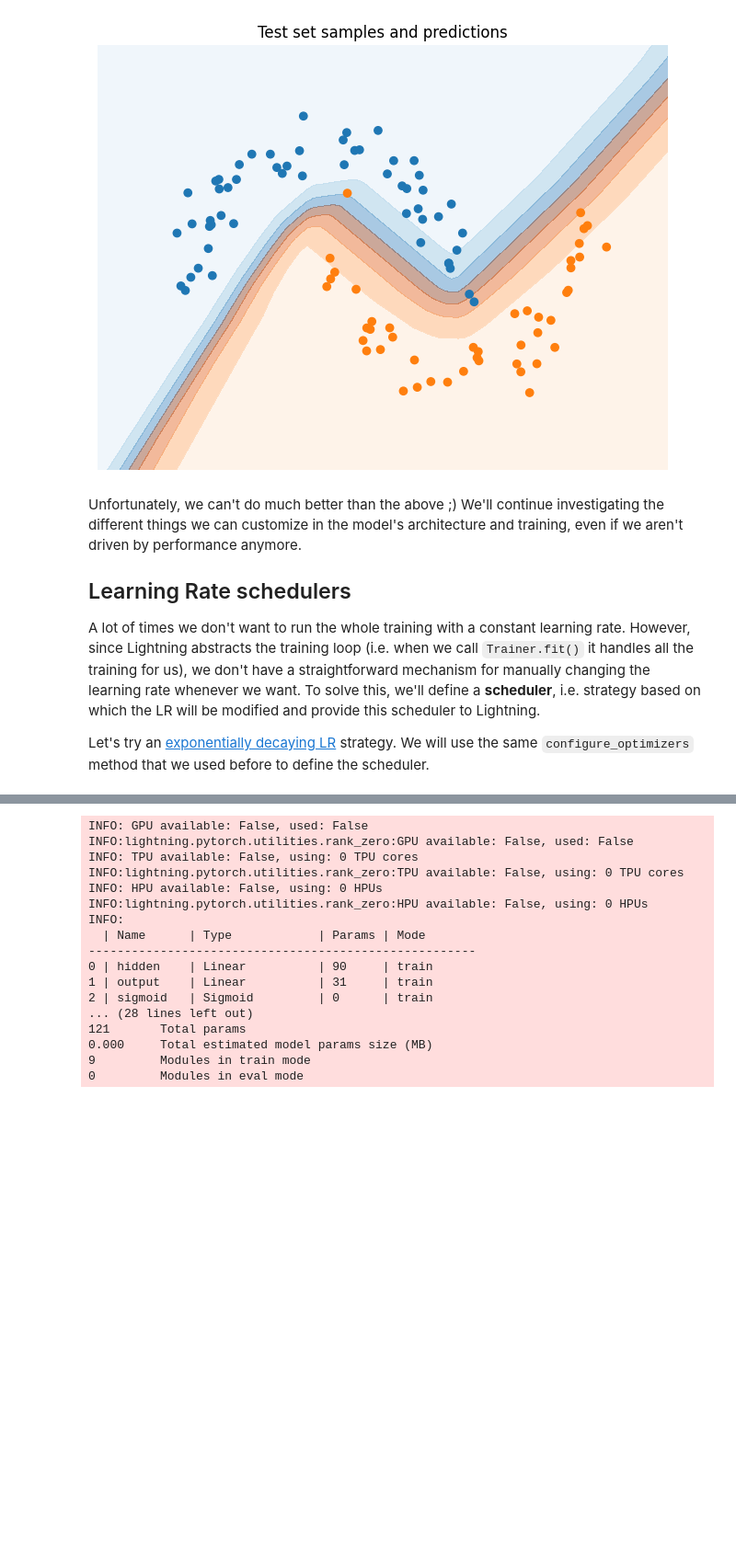
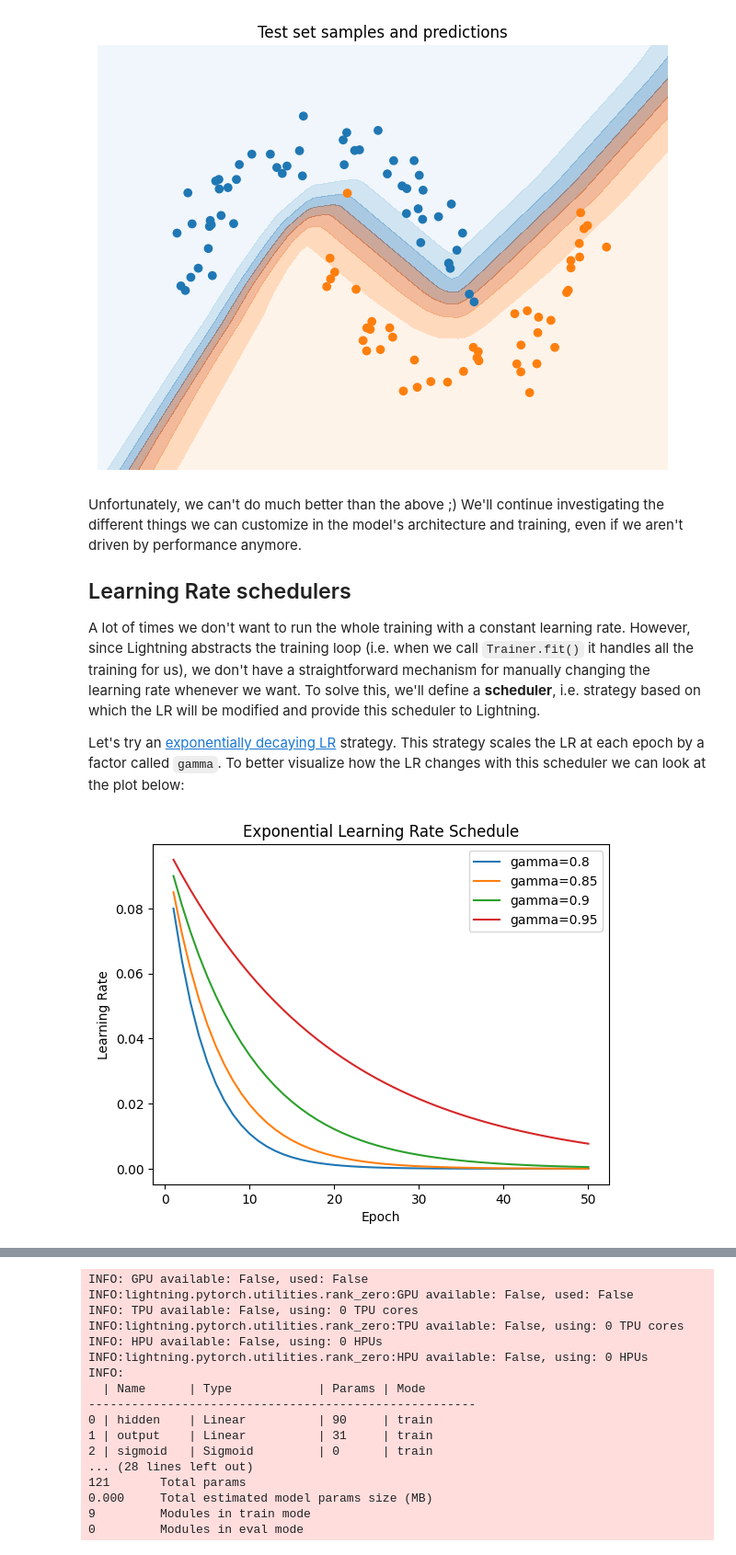
Before and after one commit to djib2011/pytorch-training, a Jupyter notebook: PT101 - Lightning/2_model_and_training_customization.ipynb, the cells around one changed output, grey strips where cells are left out. Shown at 92% size. Cells and saved outputs as stored; diff of their text form; code cells hidden in the pictures; blank space fills up the shorter version.

Commit message:
feat(PT101): Add lr-scheduling plot to 2nd notebook

```diff
--- a/PT101 - Lightning/2_model_and_training_customization.ipynb
+++ b/PT101 - Lightning/2_model_and_training_customization.ipynb
@@ -394,4 +392,31 @@ Unfortunately, we can't do much better than the above ;) We'll continue investig
 
 A lot of times we don't want to run the whole training with a constant learning rate. However, since Lightning abstracts the training loop (i.e. when we call `Trainer.fit()` it handles all the training for us), we don't have a straightforward mechanism for manually changing the learning rate whenever we want. To solve this, we'll define a **scheduler**, i.e. strategy based on which the LR will be modified and provide this scheduler to Lightning.
 
-Let's try an [exponentially decaying LR](https://pytorch.org/docs/stable/generated/torch.optim.lr_scheduler.ExponentialLR.html#torch.optim.lr_scheduler.ExponentialLR) strategy. We will use the same `configure_optimizers` method that we used before to define the scheduler.
+Let's try an [exponentially decaying LR](https://pytorch.org/docs/stable/generated/torch.optim.lr_scheduler.ExponentialLR.html#torch.optim.lr_scheduler.ExponentialLR) strategy. This strategy scales the LR at each epoch by a factor called `gamma`. To better visualize how the LR changes with this scheduler we can look at the plot below:
+# %%
+######################################################################
+############################## PLOTTING ##############################
+######################################################################
+def exponential_schedule(base_lr=0.1, gamma=0.9, num_epochs=50):
+    lr = base_lr
+    return [lr := lr * gamma for epoch in range(num_epochs)]
+
+epochs = 50
+base_lr = 0.1
+
+exp_g08 = exponential_schedule(base_lr=base_lr, gamma=0.8, num_epochs=epochs)
+exp_g085 = exponential_schedule(base_lr=base_lr, gamma=0.85, num_epochs=epochs)
+exp_g09 = exponential_schedule(base_lr=base_lr, gamma=0.9, num_epochs=epochs)
+exp_g095 = exponential_schedule(base_lr=base_lr, gamma=0.95, num_epochs=epochs)
+
+plt.plot(range(1, epochs+1), exp_g08, label='gamma=0.8')
+plt.plot(range(1, epochs+1), exp_g085, label='gamma=0.85')
+plt.plot(range(1, epochs+1), exp_g09, label='gamma=0.9')
+plt.plot(range(1, epochs+1), exp_g095, label='gamma=0.95')
+
+plt.xlabel('Epoch')
+plt.ylabel('Learning Rate')
+plt.title('Exponential Learning Rate Schedule')
+plt.legend();
+# %% [output]
+[figure, added]
```
Also changed, not shown: parts of 3 cells of this notebook.
